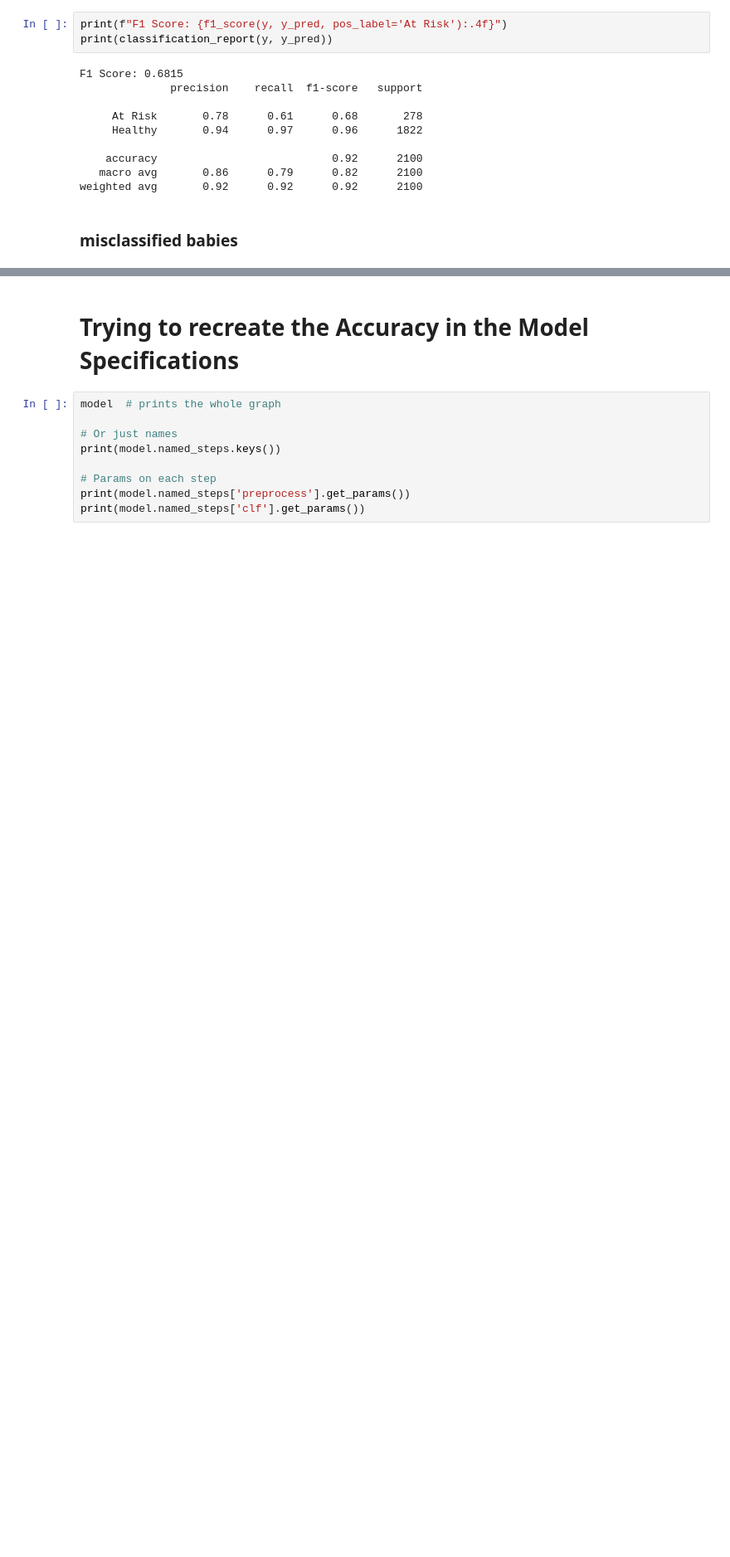
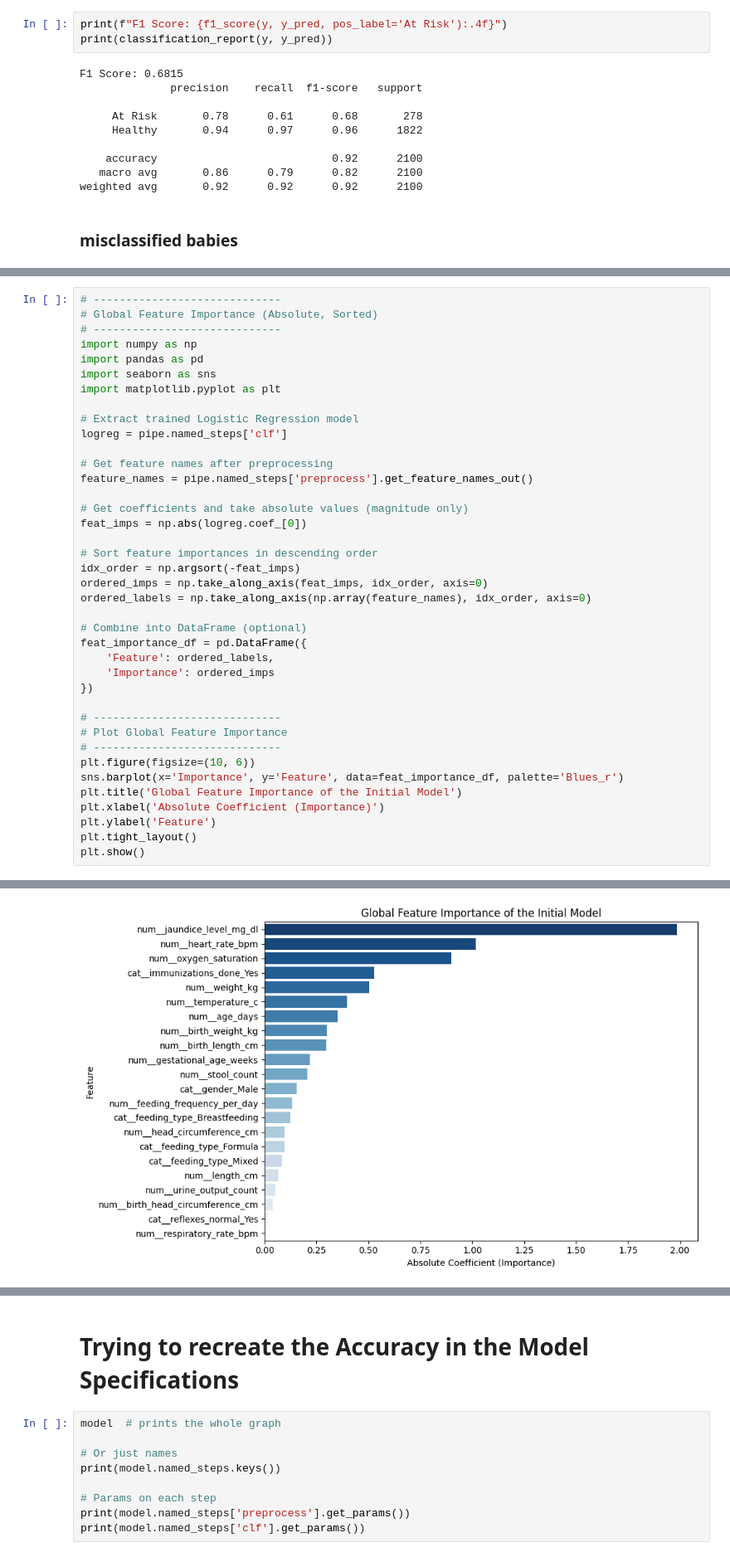
Before and after one commit to R-Vel/ML_Lab2, a Jupyter notebook: ML2 Lab 2.ipynb, the cells around one changed output, grey strips where cells are left out. Shown at 83% size. Saved outputs shown, nothing was run; the diff lists cells and outputs as text; blank space fills up the shorter version.

```diff
--- a/ML2 Lab 2.ipynb
+++ b/ML2 Lab 2.ipynb
@@ -220,0 +323,40 @@ weighted avg       0.92      0.92      0.92      2100
+# %%
+# -----------------------------
+# Global Feature Importance (Absolute, Sorted)
+# -----------------------------
+import numpy as np
+import pandas as pd
+import seaborn as sns
+import matplotlib.pyplot as plt
+
+# Extract trained Logistic Regression model
+logreg = pipe.named_steps['clf']
+
+# Get feature names after preprocessing
+feature_names = pipe.named_steps['preprocess'].get_feature_names_out()
+
+# Get coefficients and take absolute values (magnitude only)
+feat_imps = np.abs(logreg.coef_[0])
+
+# Sort feature importances in descending order
+idx_order = np.argsort(-feat_imps)
+ordered_imps = np.take_along_axis(feat_imps, idx_order, axis=0)
+ordered_labels = np.take_along_axis(np.array(feature_names), idx_order, axis=0)
+
+# Combine into DataFrame (optional)
+feat_importance_df = pd.DataFrame({
+    'Feature': ordered_labels,
+    'Importance': ordered_imps
+})
+
+# -----------------------------
+# Plot Global Feature Importance
+# -----------------------------
+plt.figure(figsize=(10, 6))
+sns.barplot(x='Importance', y='Feature', data=feat_importance_df, palette='Blues_r')
+plt.title('Global Feature Importance of the Initial Model')
+plt.xlabel('Absolute Coefficient (Importance)')
+plt.ylabel('Feature')
+plt.tight_layout()
+plt.show()
+# %% [output]
@@ -220,0 +366 @@ weighted avg       0.92      0.92      0.92      2100
+[figure, added]
```
Also changed, not shown: parts of 7 cells of this notebook, 4 other files.
